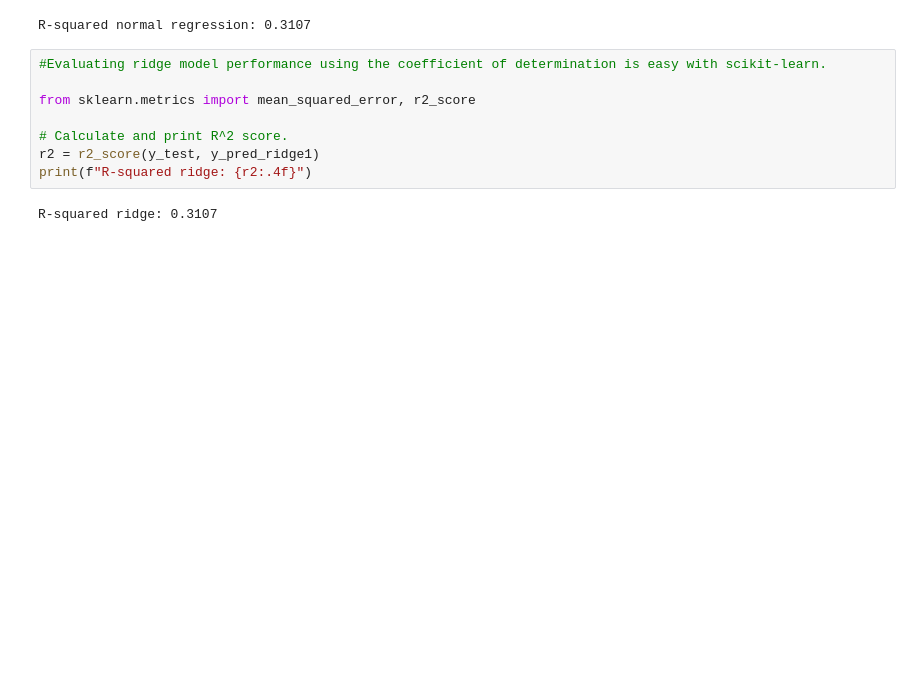
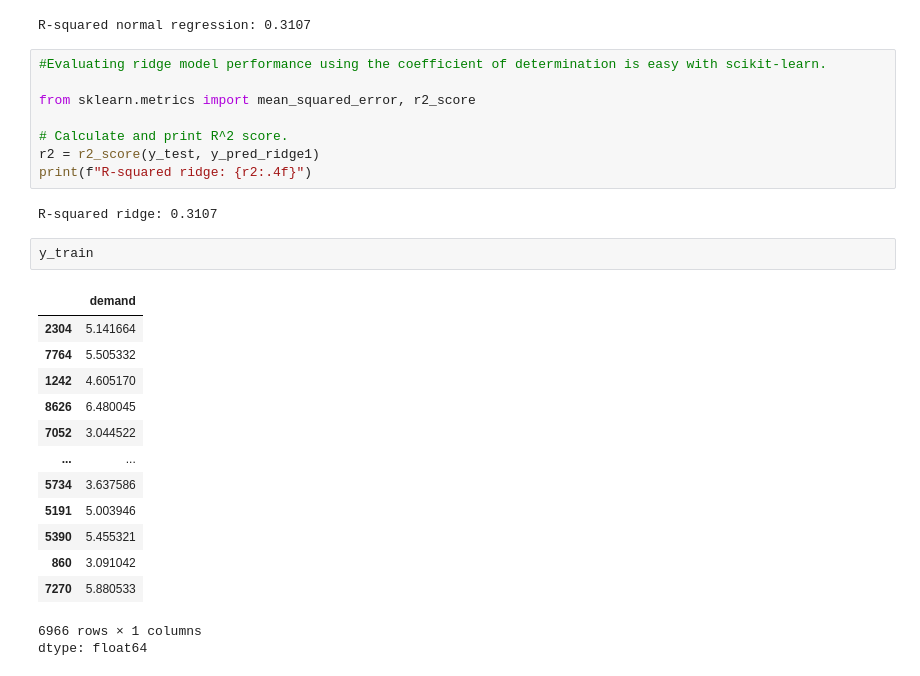
Before and after one commit to cbikash/MREs-workshops, a Jupyter notebook: Workshop #3.ipynb, the cells around one changed output. Drawn from its saved outputs; the diff is of its cells as text; blank space fills up the shorter version.

```diff
--- a/Workshop #3.ipynb
+++ b/Workshop #3.ipynb
@@ -148,3 +148,20 @@ r2 = r2_score(y_test, y_pred_ridge1)
 print(f"R-squared ridge: {r2:.4f}")
 # %% [output]
 R-squared ridge: 0.3107
+# %%
+y_train
+# %% [output]
+|  | demand |
+| 2304 | 5.141664 |
+| 7764 | 5.505332 |
+| 1242 | 4.605170 |
+| 8626 | 6.480045 |
+| 7052 | 3.044522 |
+| ... | ... |
+| 5734 | 3.637586 |
+| 5191 | 5.003946 |
+| 5390 | 5.455321 |
+| 860 | 3.091042 |
+| 7270 | 5.880533 |
+6966 rows × 1 columns
+dtype: float64
```
Also changed, not shown: parts of 2 cells of this notebook.
